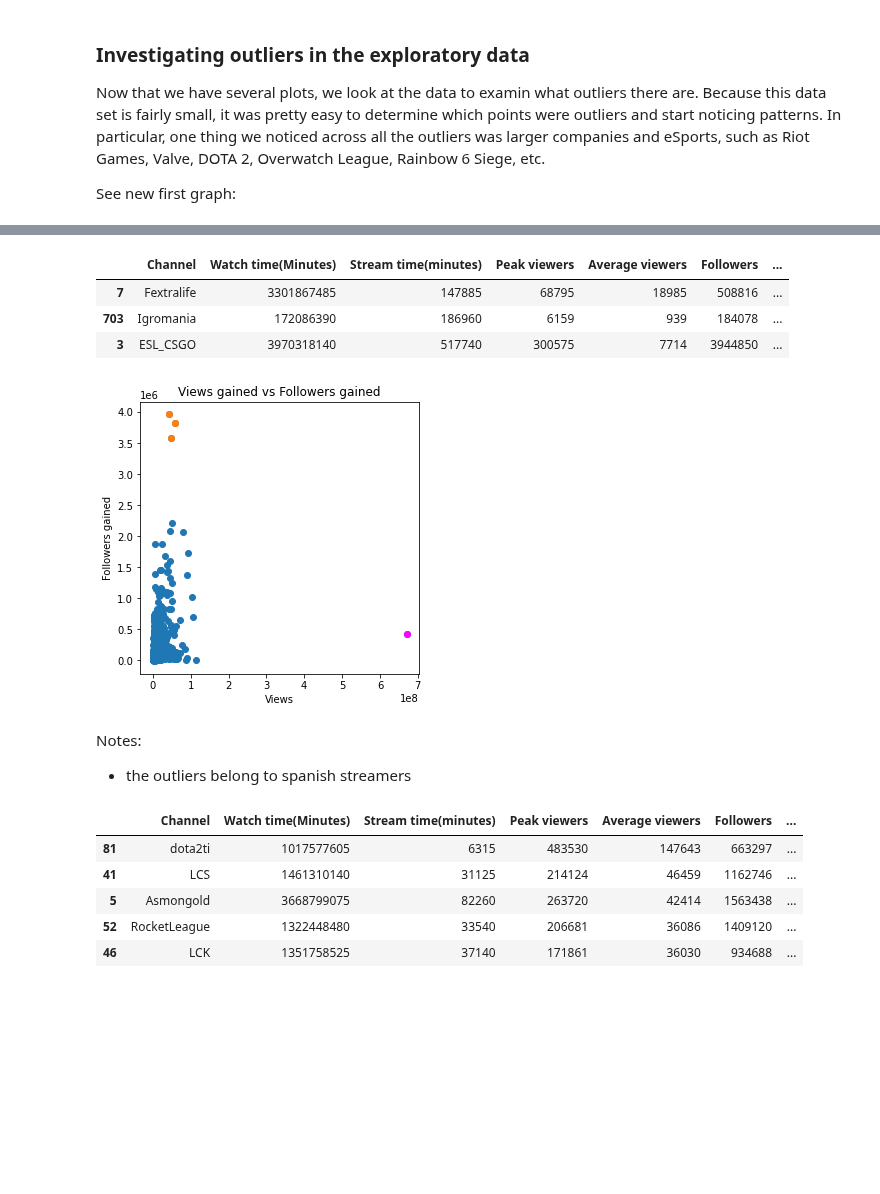
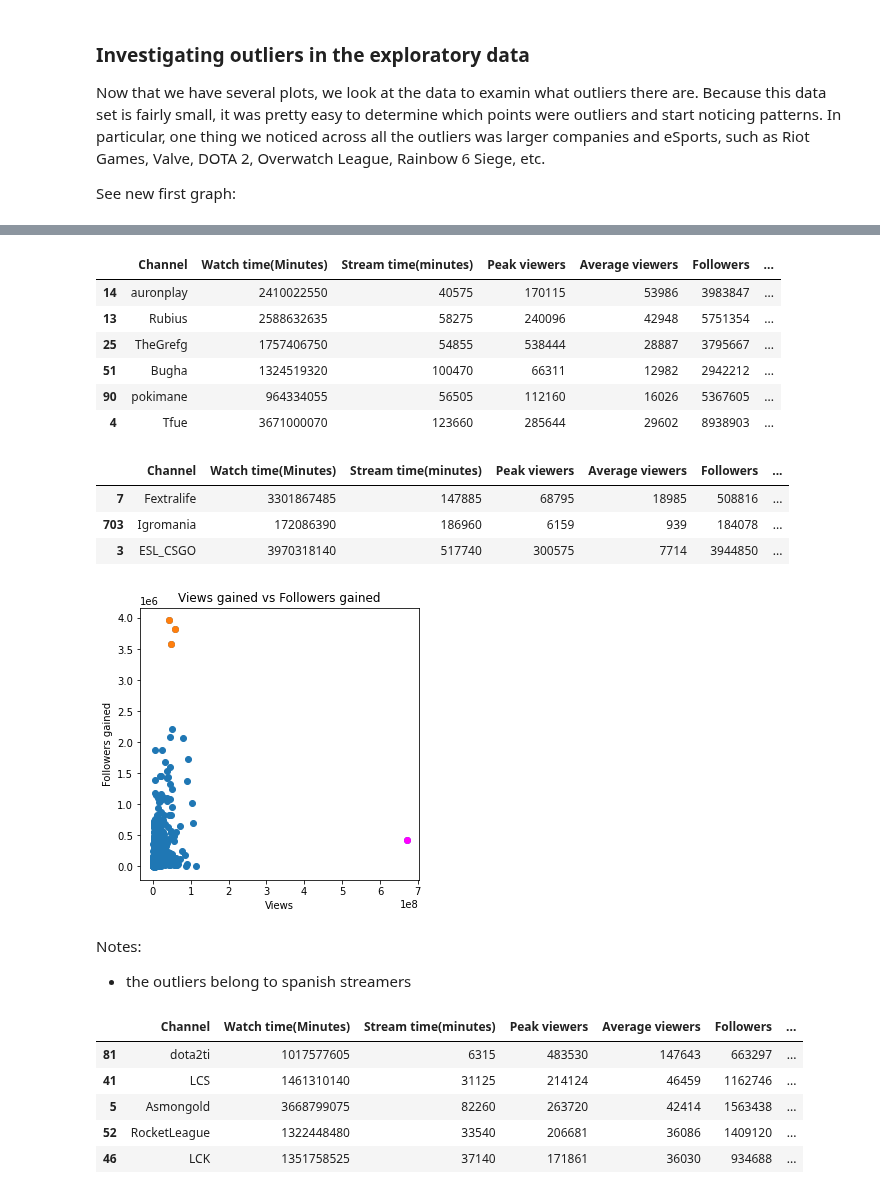
Before and after one commit to BeanutPutters/BeanutPutters.github.io, a Jupyter notebook: project0/Final.ipynb, the cells around one changed output, grey strips where cells are left out. Drawn from its saved outputs; the diff is of its cells as text; code cells hidden in the pictures; blank space fills up the shorter version.

```diff
--- a/project0/Final.ipynb
+++ b/project0/Final.ipynb
@@ -274,28 +277,38 @@ data.sort_values(axis=0,by='Followers gained',ascending=False).head(4)
-# %%
-data.sort_values(axis=0,by='Views gained',ascending=False).head(3)
-# %% [output]
-|  | Channel | Watch time(Minutes) | Stream time(minutes) | Peak viewers | Average viewers | Followers | ... |
-| 7 | Fextralife | 3301867485 | 147885 | 68795 | 18985 | 508816 | ... |
-| 703 | Igromania | 172086390 | 186960 | 6159 | 939 | 184078 | ... |
-| 3 | ESL_CSGO | 3970318140 | 517740 | 300575 | 7714 | 3944850 | ... |
-# %%
-ext = data.sort_values(axis=0,by='Followers gained',ascending=False).head(3)
-ext2 = data.sort_values(axis=0,by='Views gained',ascending=False).head(1)
-
-plt.figure(figsize=(5,5))
-plt.scatter(data["Views gained"], data["Followers gained"])
-plt.scatter(ext["Views gained"], ext["Followers gained"])
-plt.scatter(ext2["Views gained"], ext2["Followers gained"], color = "magenta")
-
-plt.title("Views gained vs Followers gained")
-plt.xlabel("Views")
-plt.ylabel("Followers gained")
-plt.show()
-# %% [output]
-[figure, removed]
-# %% [markdown]
-Notes:
-- the outliers belong to spanish streamers
+# %%
+data.sort_values(axis=0,by='Followers gained',ascending=False).head(6)
+# %% [output]
+|  | Channel | Watch time(Minutes) | Stream time(minutes) | Peak viewers | Average viewers | Followers | ... |
+| 14 | auronplay | 2410022550 | 40575 | 170115 | 53986 | 3983847 | ... |
+| 13 | Rubius | 2588632635 | 58275 | 240096 | 42948 | 5751354 | ... |
+| 25 | TheGrefg | 1757406750 | 54855 | 538444 | 28887 | 3795667 | ... |
+| 51 | Bugha | 1324519320 | 100470 | 66311 | 12982 | 2942212 | ... |
+| 90 | pokimane | 964334055 | 56505 | 112160 | 16026 | 5367605 | ... |
+| 4 | Tfue | 3671000070 | 123660 | 285644 | 29602 | 8938903 | ... |
+# %%
+data.sort_values(axis=0,by='Views gained',ascending=False).head(3)
+# %% [output]
+|  | Channel | Watch time(Minutes) | Stream time(minutes) | Peak viewers | Average viewers | Followers | ... |
+| 7 | Fextralife | 3301867485 | 147885 | 68795 | 18985 | 508816 | ... |
+| 703 | Igromania | 172086390 | 186960 | 6159 | 939 | 184078 | ... |
+| 3 | ESL_CSGO | 3970318140 | 517740 | 300575 | 7714 | 3944850 | ... |
+# %%
+ext = data.sort_values(axis=0,by='Followers gained',ascending=False).head(3)
+ext2 = data.sort_values(axis=0,by='Views gained',ascending=False).head(1)
+
+plt.figure(figsize=(5,5))
+plt.scatter(data["Views gained"], data["Followers gained"])
+plt.scatter(ext["Views gained"], ext["Followers gained"])
+plt.scatter(ext2["Views gained"], ext2["Followers gained"], color = "magenta")
+
+plt.title("Views gained vs Followers gained")
+plt.xlabel("Views")
+plt.ylabel("Followers gained")
+plt.show()
+# %% [output]
+[figure, added]
+# %% [markdown]
+Notes:
+- the outliers belong to spanish streamers
 # %%
 #Case 1: Sorting by average Viewers
 eng = data[data["Language"] == "English"].sort_values(axis=0,by='Average viewers',ascending=False)
```
Also changed, not shown: parts of 10 cells of this notebook.
